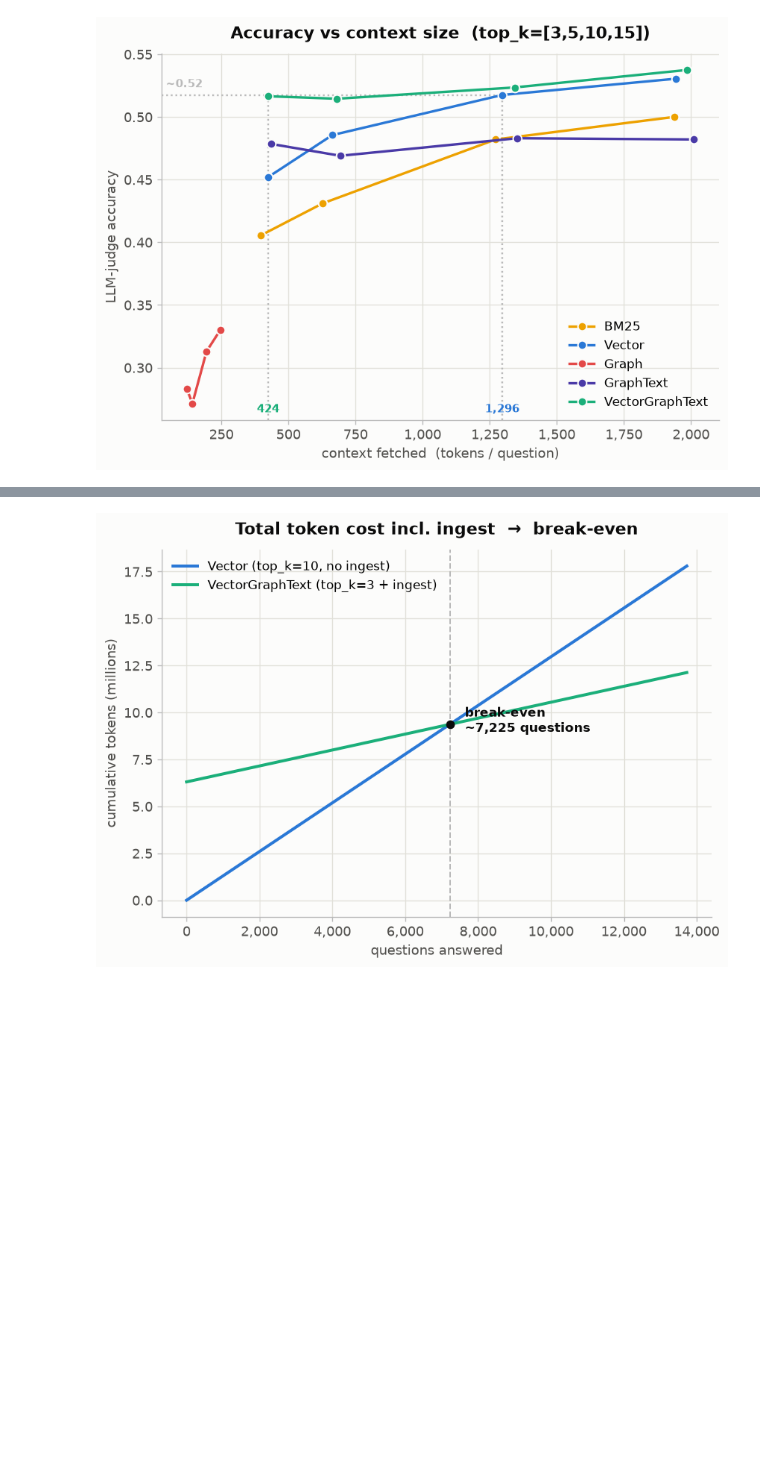
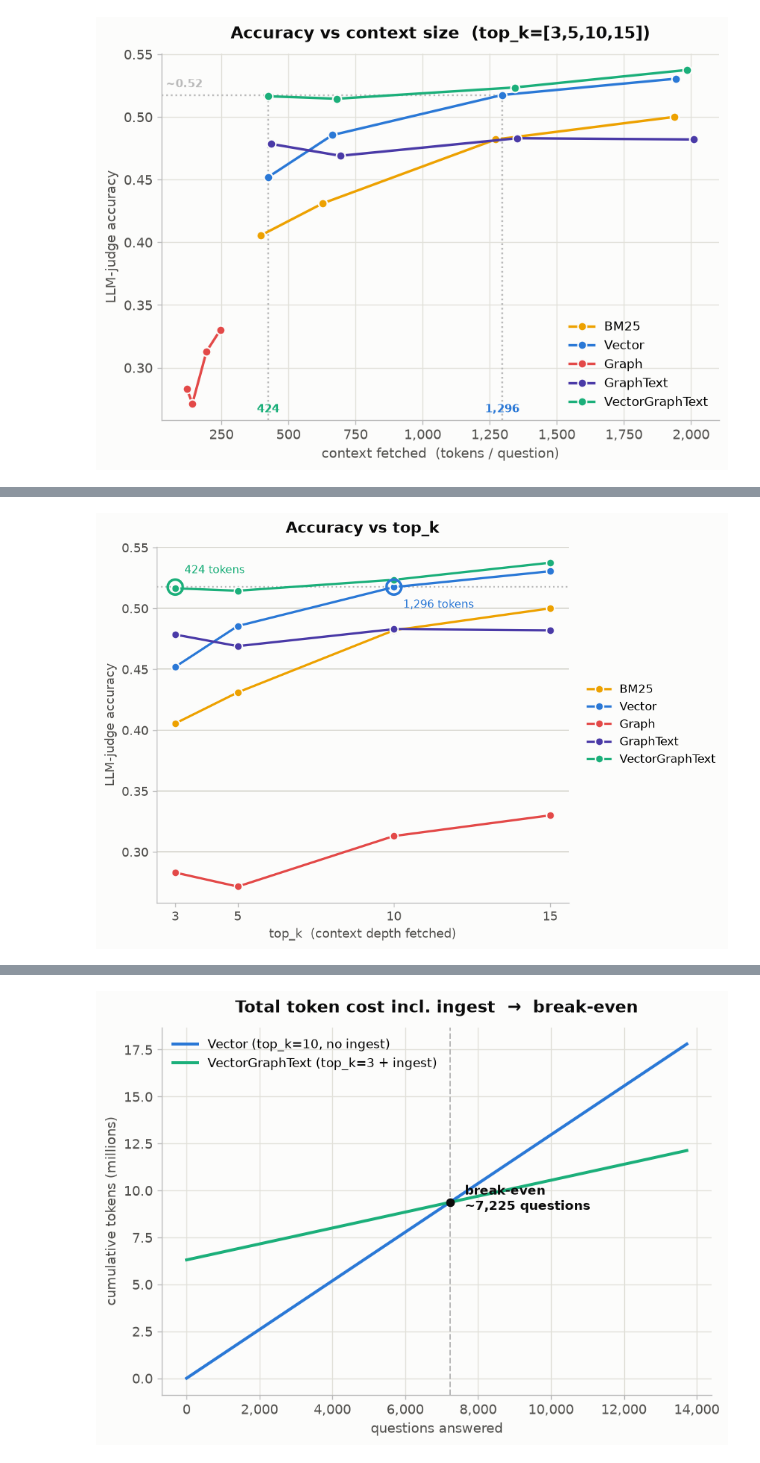
Before and after one commit to lugoll/AgenticMemoryProject, a Jupyter notebook: notebooks/final_results.ipynb, the cells around one changed output, grey strips where cells are left out. Drawn from its saved outputs; the diff is of its cells as text; code cells hidden in the pictures; blank space fills up the shorter version.

Commit message:
some diagram improvements

```diff
--- a/notebooks/final_results.ipynb
+++ b/notebooks/final_results.ipynb
@@ -321,0 +342,39 @@ per-query saving: 872 tok  ->  break-even at N* = 7,225 questions
+# %%
+# ---- Bridge chart X1: accuracy vs top_k (all variants) — the trend + crossover ----
+# Reuses the operating points computed for chart 4a: v_topk (=10), v_acc (~0.517),
+# vg_tok (=424, VGT@k3), v_tok (=1296, Vector@k10).
+TOPKS = [3, 5, 10, 15]
+present = [v for v in VARIANT_ORDER if v in set(swp.variant)]   # fullcontext has no top_k
+
+fig, ax = plt.subplots(figsize=(7.8, 5.4))
+
+# horizontal gridlines only, for reading accuracy off the y-axis
+ax.set_axisbelow(True)
+ax.grid(axis="y", color="#d3d2ca", linewidth=0.9, zorder=0)
+ax.grid(axis="x", visible=False)
+
+for v in present:
+    d = swp[swp.variant == v].sort_values("top_k")
+    ax.plot(d.top_k, d.accuracy_judge, "-o", color=VARIANT_COLOR[v], lw=2, ms=7,
+            label=VARIANT_LABEL[v], zorder=3, markeredgecolor=SURFACE, markeredgewidth=1.2)
+
+# shared-accuracy guide + ring the two matched operating points, each labelled with the
+# context (tokens/question) it actually fetched: VGT@k3 = 424 vs Vector@k10 = 1,296.
+# VGT label above its dot, Vector label below its dot (dy < 0) so it clears the lines.
+ax.axhline(v_acc, ls=":", lw=1.4, color=MUTED, zorder=2)
+for xp, tok, cvar, dy in [(3, vg_tok, "vectorgraphtext", 12), (v_topk, v_tok, "vector", -18)]:
+    ax.scatter([xp], [v_acc], s=170, facecolors="none",
+               edgecolors=VARIANT_COLOR[cvar], linewidths=2.2, zorder=5)
+    ax.annotate(f"{tok:,.0f} tokens", (xp, v_acc), xytext=(8, dy), textcoords="offset points",
+                fontsize=9.5, color=VARIANT_COLOR[cvar], zorder=6)
+
+ax.set_xticks(TOPKS)
+ax.set_xlabel("top_k  (context depth fetched)")
+ax.set_ylabel("LLM-judge accuracy")
+ax.set_title("Accuracy vs top_k")
+
+# legend outside on the right so it never overlaps the lines
+ax.legend(loc="center left", bbox_to_anchor=(1.02, 0.5))
+plt.tight_layout(); plt.show()
+# %% [output]
+[figure, added]
```
Also changed, not shown: parts of 7 cells of this notebook.
